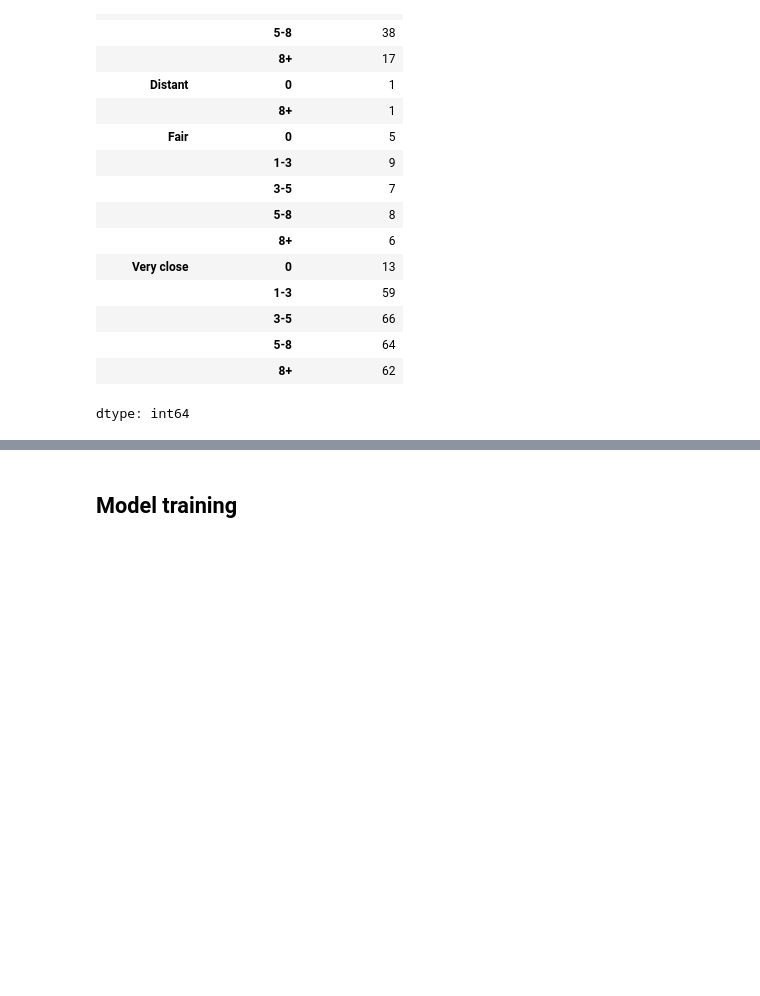
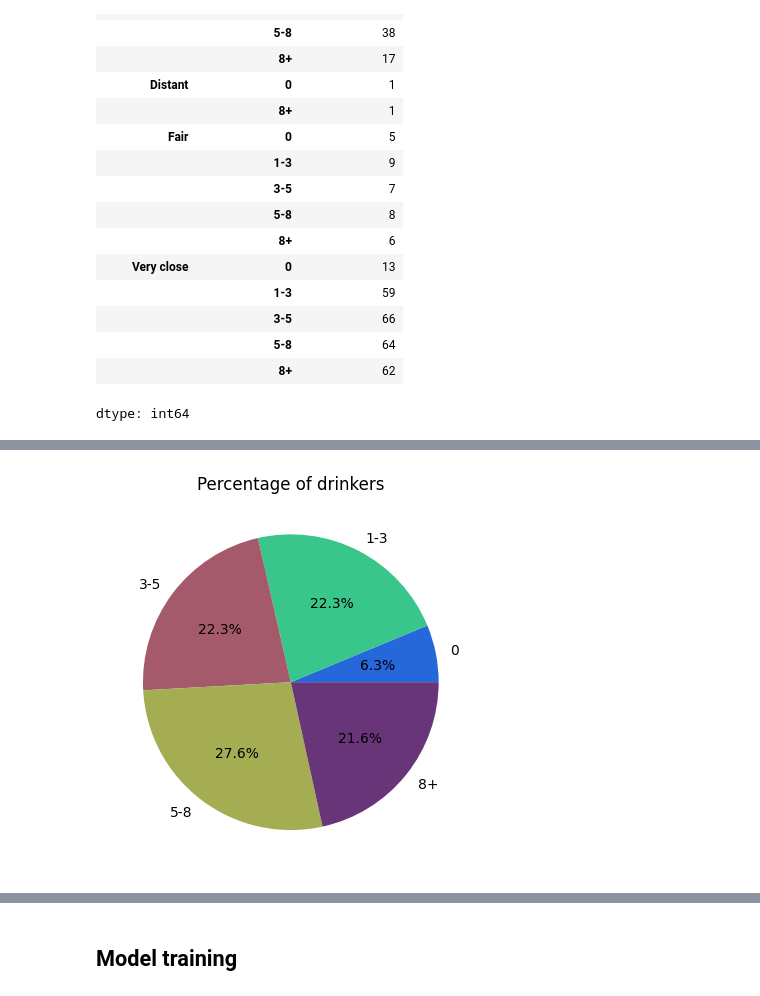
Before and after one commit to MadibaMadiba/uni-drinking-effect, a Jupyter notebook: assets/eda.ipynb, the cells around one changed output, grey strips where cells are left out. Drawn from its saved outputs; the diff is of its cells as text; code cells hidden in the pictures; blank space fills up the shorter version.

```diff
--- a/assets/eda.ipynb
+++ b/assets/eda.ipynb
@@ -433 +451,43 @@ data1.groupby(['allowance', 'drinks_per_night'])['drinks_per_night'].count()
 dtype: int64
+# %%
+drinks0 = data1[data1['drinks_per_night']=='0']
+drinks1 = data1[data1['drinks_per_night']=='1-3']
+drinks2 = data1[data1['drinks_per_night']=='3-5']
+drinks3 = data1[data1['drinks_per_night']=='5-8']
+drinks4 = data1[data1['drinks_per_night']=='8+']
+
+drinks_data = {
+    'Category': ['0', '1-3', '3-5', '5-8', '8+'],
+    'Min_Value': [drinks0['gpa'].min(),
+                  drinks1['gpa'].min(),
+                  drinks2['gpa'].min(),
+                  drinks3['gpa'].min(),
+                  drinks4['gpa'].min()],
+    'Max_Value': [drinks0['gpa'].max(),
+                  drinks1['gpa'].max(),
+                  drinks2['gpa'].max(),
+                  drinks3['gpa'].max(),
+                  drinks4['gpa'].max()],
+    'AVG_Value': [round(drinks0['gpa'].mean(), 1),
+                  round(drinks1['gpa'].mean(), 1),
+                  round(drinks2['gpa'].mean(), 1),
+                  round(drinks3['gpa'].mean(), 1),
+                  round(drinks4['gpa'].mean(), 1)],
+    'Med_Value': [round(drinks0['gpa'].median(), 1),
+                  round(drinks1['gpa'].median(), 1),
+                  round(drinks2['gpa'].median(), 1),
+                  round(drinks3['gpa'].median(), 1),
+                  round(drinks4['gpa'].median(), 1)]
+}
+drinks_df = pd.DataFrame(drinks_data)
+# %%
+labels = ['0', '1-3', '3-5', '5-8', '8+']
+sizes = [drinks0['sex'].count(), drinks1['sex'].count(), drinks2['sex'].count(), drinks3['sex'].count(), drinks4['sex'].count()]
+colors = ["#2668d9", "#39c68b", "#a55a6b", "#a4ad52", "#683578"]
+
+plt.pie(sizes, labels=labels, autopct="%1.1f%%", colors=colors)
+
+plt.title("Percentage of drinkers")
+plt.show()
+# %% [output]
+[figure, added]
```
Also changed, not shown: parts of 26 cells of this notebook.
